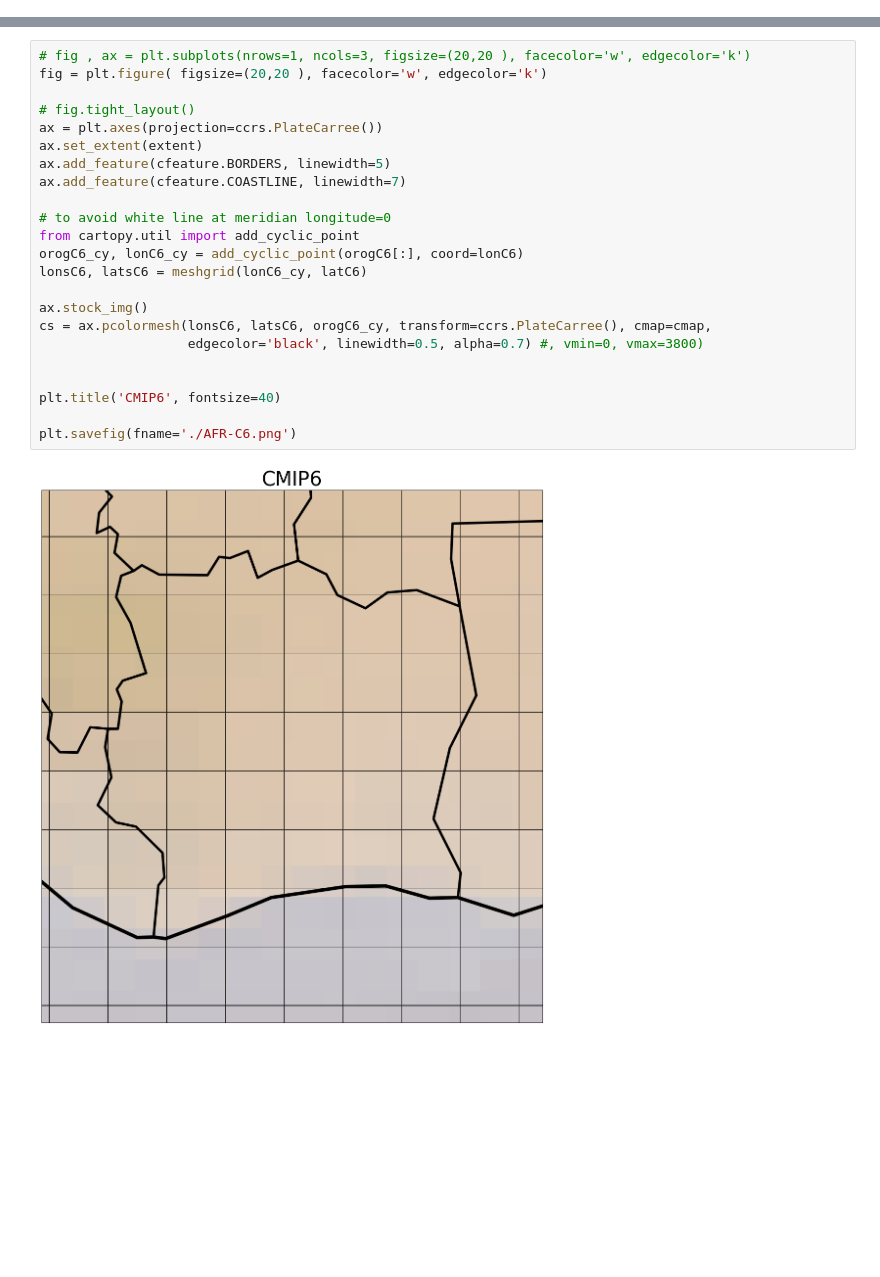
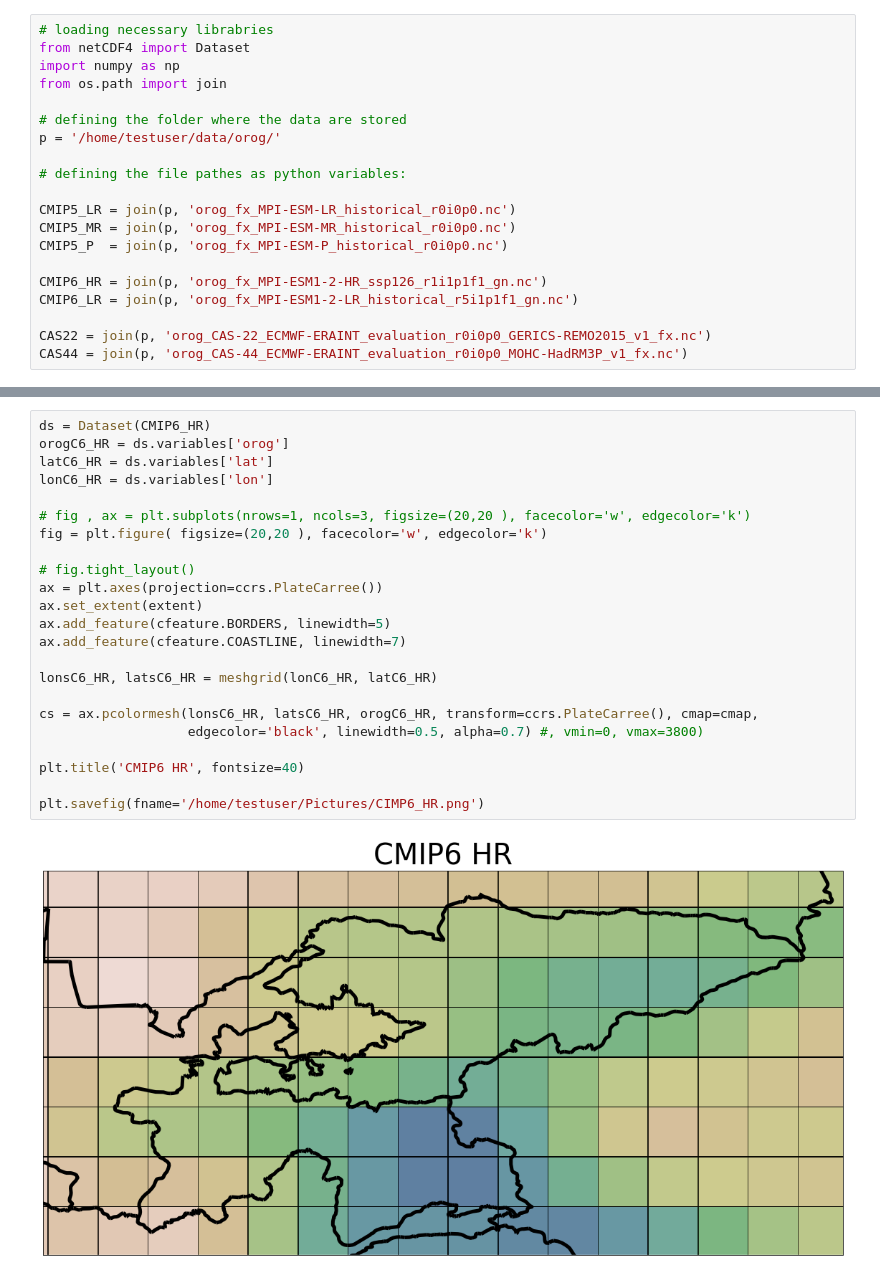
Before and after one commit to nilshempelmann/climdatatutorial, a Jupyter notebook: docs/source/notebooks/CMIP_resolution.ipynb, the cells around one changed output, grey strips where cells are left out. Saved outputs shown, nothing was run; the diff lists cells and outputs as text; blank space fills up the shorter version.

```diff
--- a/docs/source/notebooks/CMIP_resolution.ipynb
+++ b/docs/source/notebooks/CMIP_resolution.ipynb
@@ -96,0 +76,20 @@ lons22, lats22 = meshgrid(lon22, lat22)
+# %%
+# loading necessary librabries
+from netCDF4 import Dataset
+import numpy as np
+from os.path import join
+
+# defining the folder where the data are stored
+p = '/home/testuser/data/orog/'
+
+# defining the file pathes as python variables:
+
+CMIP5_LR = join(p, 'orog_fx_MPI-ESM-LR_historical_r0i0p0.nc')
+CMIP5_MR = join(p, 'orog_fx_MPI-ESM-MR_historical_r0i0p0.nc')
+CMIP5_P  = join(p, 'orog_fx_MPI-ESM-P_historical_r0i0p0.nc')
+
+CMIP6_HR = join(p, 'orog_fx_MPI-ESM1-2-HR_ssp126_r1i1p1f1_gn.nc')
+CMIP6_LR = join(p, 'orog_fx_MPI-ESM1-2-LR_historical_r5i1p1f1_gn.nc')
+
+CAS22 = join(p, 'orog_CAS-22_ECMWF-ERAINT_evaluation_r0i0p0_GERICS-REMO2015_v1_fx.nc')
+CAS44 = join(p, 'orog_CAS-44_ECMWF-ERAINT_evaluation_r0i0p0_MOHC-HadRM3P_v1_fx.nc')
@@ -122,25 +210,25 @@ plt.savefig(fname='./AFR-C5.png')
 # %%
+ds = Dataset(CMIP6_HR)
+orogC6_HR = ds.variables['orog']
+latC6_HR = ds.variables['lat']
+lonC6_HR = ds.variables['lon']
+
 # fig , ax = plt.subplots(nrows=1, ncols=3, figsize=(20,20 ), facecolor='w', edgecolor='k')
 fig = plt.figure( figsize=(20,20 ), facecolor='w', edgecolor='k')
 
 # fig.tight_layout()
 ax = plt.axes(projection=ccrs.PlateCarree())
 ax.set_extent(extent)
 ax.add_feature(cfeature.BORDERS, linewidth=5)
 ax.add_feature(cfeature.COASTLINE, linewidth=7)
 
-# to avoid white line at meridian longitude=0
-from cartopy.util import add_cyclic_point
-orogC6_cy, lonC6_cy = add_cyclic_point(orogC6[:], coord=lonC6)
-lonsC6, latsC6 = meshgrid(lonC6_cy, latC6)
+lonsC6_HR, latsC6_HR = meshgrid(lonC6_HR, latC6_HR)
 
-ax.stock_img()
-cs = ax.pcolormesh(lonsC6, latsC6, orogC6_cy, transform=ccrs.PlateCarree(), cmap=cmap,
+cs = ax.pcolormesh(lonsC6_HR, latsC6_HR, orogC6_HR, transform=ccrs.PlateCarree(), cmap=cmap,
                    edgecolor='black', linewidth=0.5, alpha=0.7) #, vmin=0, vmax=3800)
 
+plt.title('CMIP6 HR', fontsize=40)
 
-plt.title('CMIP6', fontsize=40)
-
-plt.savefig(fname='./AFR-C6.png')
+plt.savefig(fname='/home/testuser/Pictures/CIMP6_HR.png')
 # %% [output]
-[figure, old version]
+[figure, new version]
```
Also changed, not shown: parts of 21 cells of this notebook, 1 other file.
